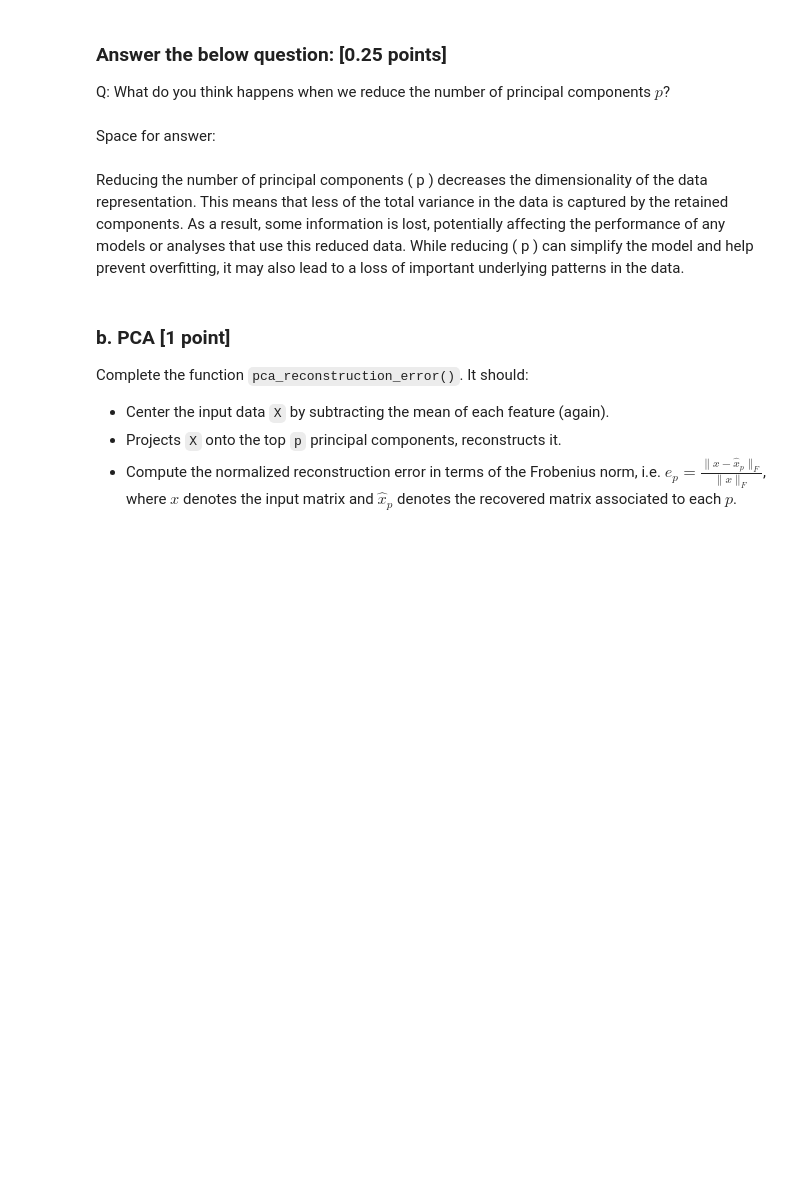
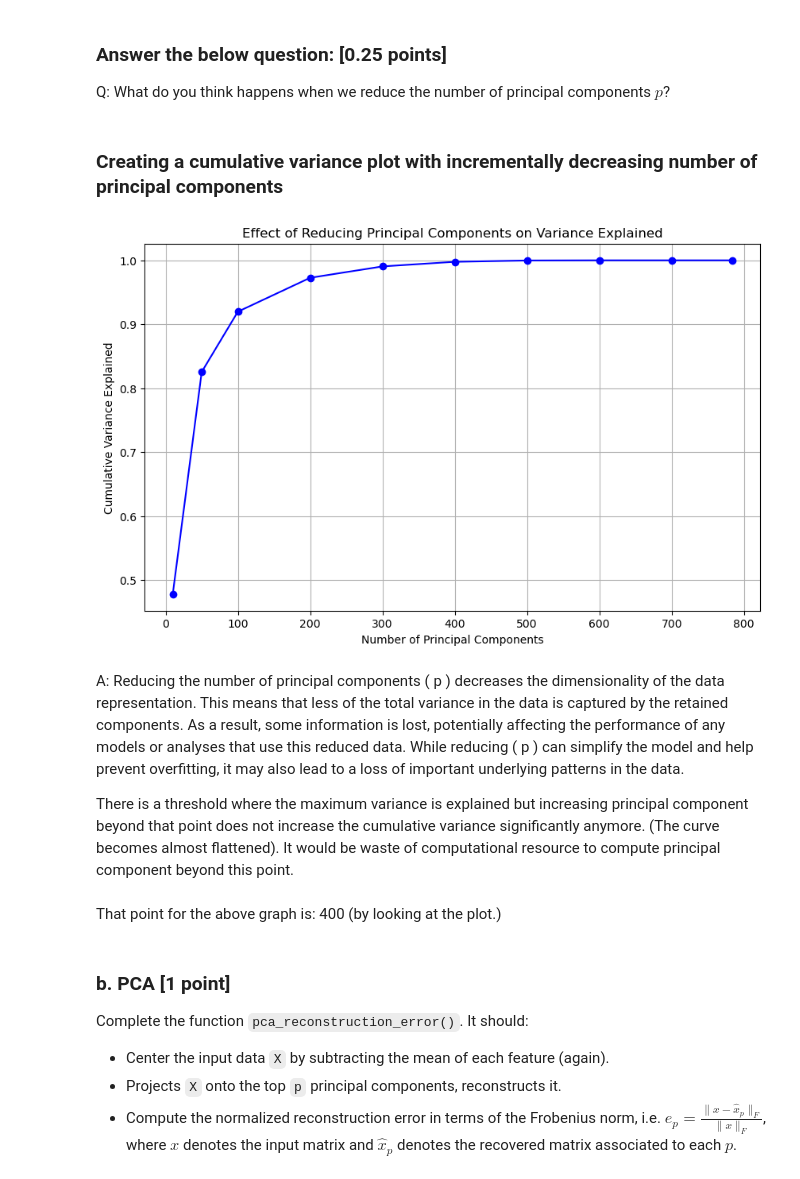
Before and after one commit to mobashirrahman/nnti, a Jupyter notebook: Assignment3/NNTI_Assignment3_(Q3.4).ipynb, the cells around one changed output. Drawn from its saved outputs; the diff is of its cells as text; code cells hidden in the pictures; blank space fills up the shorter version.

```diff
--- a/Assignment3/NNTI_Assignment3_(Q3.4).ipynb
+++ b/Assignment3/NNTI_Assignment3_(Q3.4).ipynb
@@ -165,10 +113,31 @@ plt.show()
 ### Answer the below question: [0.25 points]
 
 Q: What do you think happens when we reduce the number of principal components $p$?
-# %% [markdown]
-Space for answer:
+# %% [markdown]
+### Creating a cumulative variance plot with incrementally decreasing number of principal components
+# %%
+# Define the number of principal components to evaluate
+components_to_evaluate = [10, 50, 100, 200, 300, 400, 500, 600, 700, 784]
+
+# Calculate the cumulative variance explained for each number of components
+cumulative_variance = [cumulative_variance_explained[p-1] for p in components_to_evaluate]
+
+# Plot the cumulative variance explained
+plt.figure(figsize=(10, 6))
+plt.plot(components_to_evaluate, cumulative_variance, marker='o', linestyle='-', color='b')
+plt.xlabel('Number of Principal Components')
+plt.ylabel('Cumulative Variance Explained')
+plt.title('Effect of Reducing Principal Components on Variance Explained')
+plt.grid(True)
+plt.show()
+# %% [output]
+[figure, added]
 # %% [markdown]
-Reducing the number of principal components ( p ) decreases the dimensionality of the data representation. This means that less of the total variance in the data is captured by the retained components. As a result, some information is lost, potentially affecting the performance of any models or analyses that use this reduced data. While reducing ( p ) can simplify the model and help prevent overfitting, it may also lead to a loss of important underlying patterns in the data.
+A: Reducing the number of principal components ( p ) decreases the dimensionality of the data representation. This means that less of the total variance in the data is captured by the retained components. As a result, some information is lost, potentially affecting the performance of any models or analyses that use this reduced data. While reducing ( p ) can simplify the model and help prevent overfitting, it may also lead to a loss of important underlying patterns in the data.
+
+There is a threshold where the maximum variance is explained but increasing principal component beyond that point does not increase the cumulative variance significantly anymore. (The curve becomes almost flattened). It would be waste of computational resource to compute principal component beyond this point.
+# %% [markdown]
+That point for the above graph is: 400 (by looking at the plot.)
 # %% [markdown]
 ### b. PCA [1 point]
 
```
Also changed, not shown: parts of 14 cells of this notebook, 11 other files.
